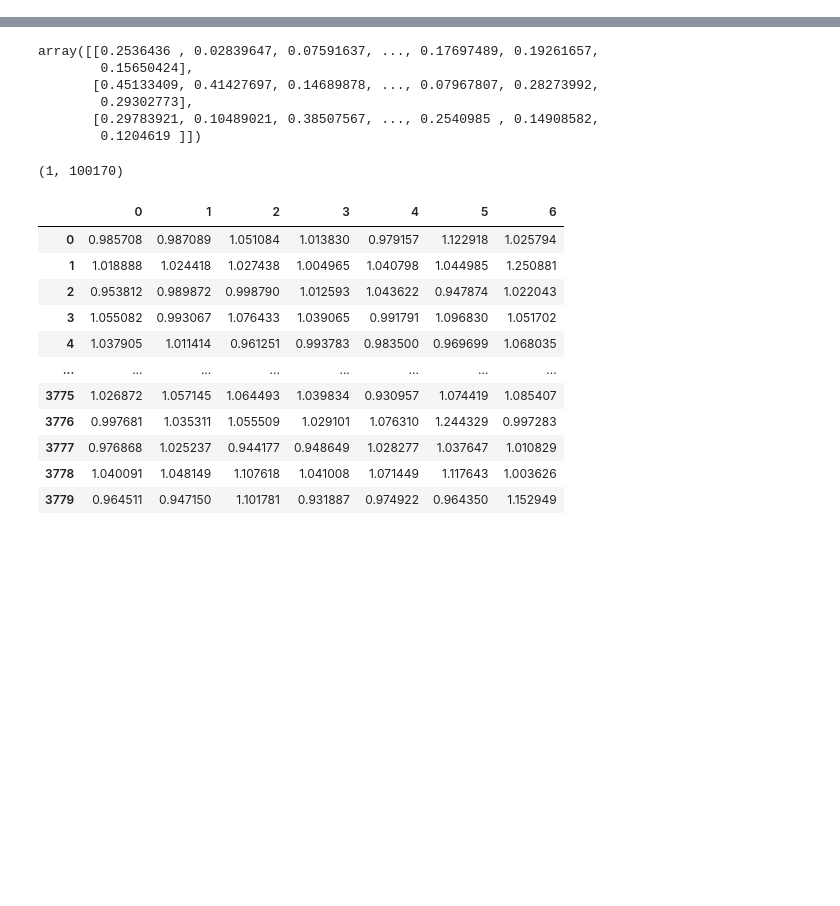
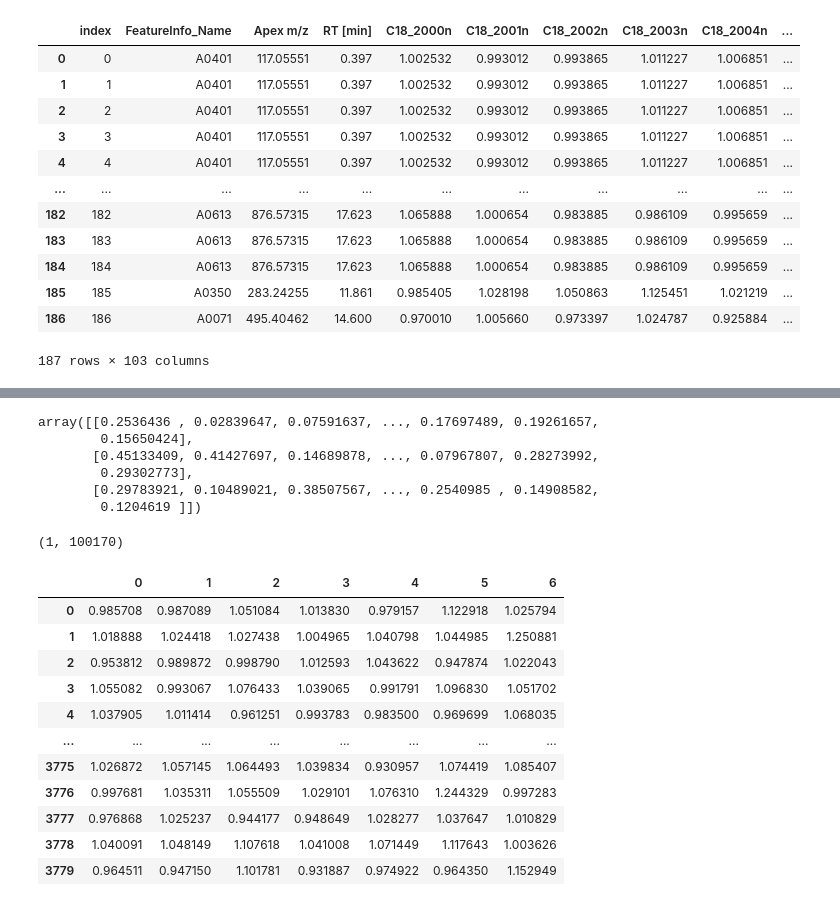
Before and after one commit to CNIC-Proteomics/TurboPutative-2, a Jupyter notebook: TPProcesser/TPMetrics/TPMetrics.ipynb, the cells around one changed output, grey strips where cells are left out. Saved outputs shown, nothing was run; the diff lists cells and outputs as text; code cells hidden in the pictures; blank space fills up the shorter version.

```diff
--- a/TPProcesser/TPMetrics/TPMetrics.ipynb
+++ b/TPProcesser/TPMetrics/TPMetrics.ipynb
@@ -12,0 +29,35 @@ tpm.getCorrelations()
+# %%
+df = tpm.df.loc[:, ['index', tpm.s2a, tpm.s2s, tpm.s2n]].dropna().explode([tpm.s2a, tpm.s2s, tpm.s2n]).fillna(0)
+df[tpm.s2avg] = [np.mean(np.abs(i)) for i in df[tpm.s2a]]
+
+df[tpm.s2sp] = [
+    1 if n==0 else (tpm.VcorrH0[int(n)-1,:]>s).sum()/tpm.VcorrH0.shape[1]
+    for s, n in zip(df[tpm.s2s].to_list(), df[tpm.s2n].to_list())
+]
+
+df.loc[df[tpm.s2sp] == 0, tpm.s2sp] = 1/tpm.VcorrH0.shape[1]
+
+df[tpm.s2ss] = np.sqrt(df[tpm.s2n]) * np.abs(df[tpm.s2avg]) * (-np.log10(df[tpm.s2sp]))
+
+tpm.df = pd.merge(
+    tpm.df,
+    df.groupby('index').agg(list).reset_index().loc[:, ['index', tpm.s2avg, tpm.s2sp, tpm.s2ss]],
+    on='index',
+    how='left'
+)
+# %%
+tpm.df
+# %% [output]
+|  | index | FeatureInfo_Name | Apex m/z | RT [min] | C18_2000n | C18_2001n | C18_2002n | C18_2003n | C18_2004n | ... |
+| 0 | 0 | A0401 | 117.05551 | 0.397 | 1.002532 | 0.993012 | 0.993865 | 1.011227 | 1.006851 | ... |
+| 1 | 1 | A0401 | 117.05551 | 0.397 | 1.002532 | 0.993012 | 0.993865 | 1.011227 | 1.006851 | ... |
+| 2 | 2 | A0401 | 117.05551 | 0.397 | 1.002532 | 0.993012 | 0.993865 | 1.011227 | 1.006851 | ... |
+| 3 | 3 | A0401 | 117.05551 | 0.397 | 1.002532 | 0.993012 | 0.993865 | 1.011227 | 1.006851 | ... |
+| 4 | 4 | A0401 | 117.05551 | 0.397 | 1.002532 | 0.993012 | 0.993865 | 1.011227 | 1.006851 | ... |
+| ... | ... | ... | ... | ... | ... | ... | ... | ... | ... | ... |
+| 182 | 182 | A0613 | 876.57315 | 17.623 | 1.065888 | 1.000654 | 0.983885 | 0.986109 | 0.995659 | ... |
+| 183 | 183 | A0613 | 876.57315 | 17.623 | 1.065888 | 1.000654 | 0.983885 | 0.986109 | 0.995659 | ... |
+| 184 | 184 | A0613 | 876.57315 | 17.623 | 1.065888 | 1.000654 | 0.983885 | 0.986109 | 0.995659 | ... |
+| 185 | 185 | A0350 | 283.24255 | 11.861 | 0.985405 | 1.028198 | 1.050863 | 1.125451 | 1.021219 | ... |
+| 186 | 186 | A0071 | 495.40462 | 14.600 | 0.970010 | 1.005660 | 0.973397 | 1.024787 | 0.925884 | ... |
+187 rows × 103 columns
```
Also changed, not shown: parts of 7 cells of this notebook, 4 other files.
